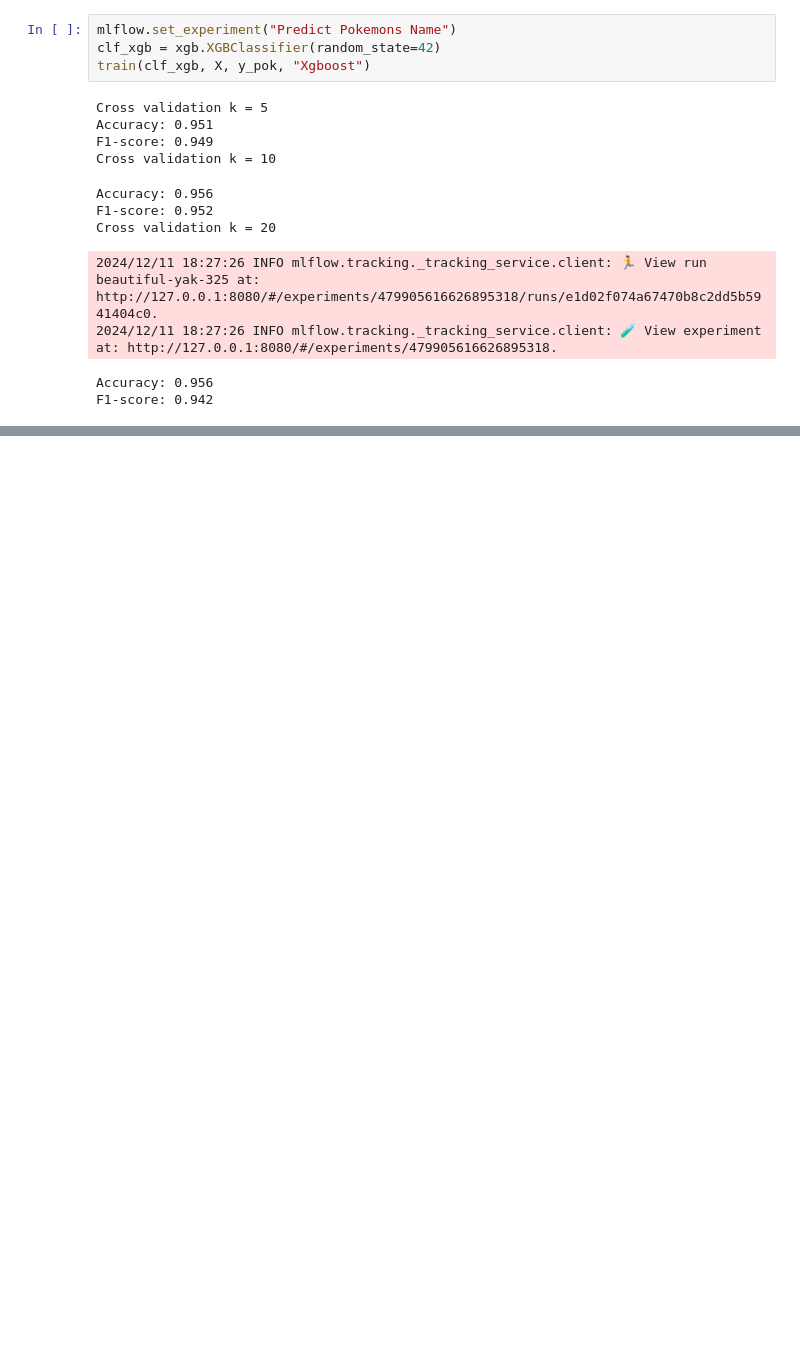
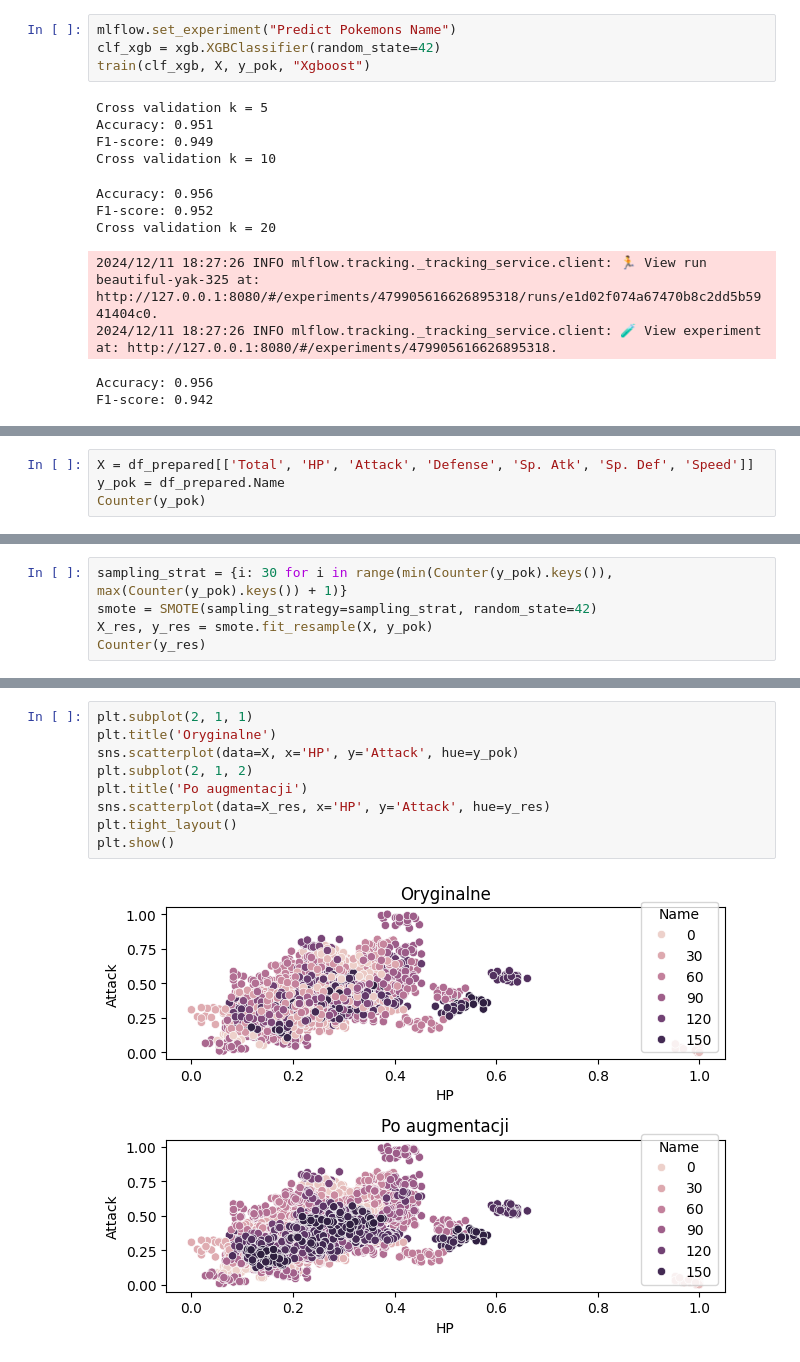
Before and after one commit to KacperUrban/Machine-learning-course, a Jupyter notebook: notebooks/Projekt_nr_3.ipynb, the cells around one changed output, grey strips where cells are left out. Cells and saved outputs as stored; diff of their text form; blank space fills up the shorter version.

Commit message:
Data augmention with SMOTE

```diff
--- a/notebooks/Projekt_nr_3.ipynb
+++ b/notebooks/Projekt_nr_3.ipynb
@@ -262,0 +295,4 @@ Model xgboost jest porównywalny do lasów losowych i drzew decyzyjnych. Podczas
+# %%
+X = df_prepared[['Total', 'HP', 'Attack', 'Defense', 'Sp. Atk', 'Sp. Def', 'Speed']]
+y_pok = df_prepared.Name
+Counter(y_pok)
@@ -262,0 +319,5 @@ Model xgboost jest porównywalny do lasów losowych i drzew decyzyjnych. Podczas
+# %%
+sampling_strat = {i: 30 for i in range(min(Counter(y_pok).keys()), max(Counter(y_pok).keys()) + 1)}
+smote = SMOTE(sampling_strategy=sampling_strat, random_state=42)
+X_res, y_res = smote.fit_resample(X, y_pok)
+Counter(y_res)
@@ -262,0 +354,11 @@ Model xgboost jest porównywalny do lasów losowych i drzew decyzyjnych. Podczas
+# %%
+plt.subplot(2, 1, 1)
+plt.title('Oryginalne')
+sns.scatterplot(data=X, x='HP', y='Attack', hue=y_pok)
+plt.subplot(2, 1, 2)
+plt.title('Po augmentacji')
+sns.scatterplot(data=X_res, x='HP', y='Attack', hue=y_res)
+plt.tight_layout()
+plt.show()
+# %% [output]
+[figure, added]
```
Also changed, not shown: parts of 35 cells of this notebook.
